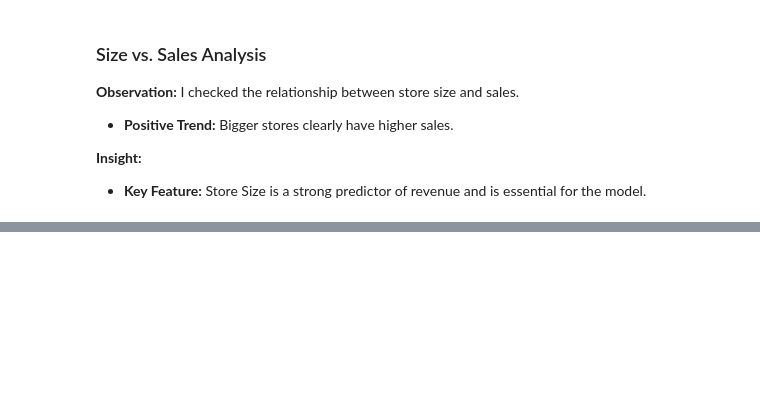
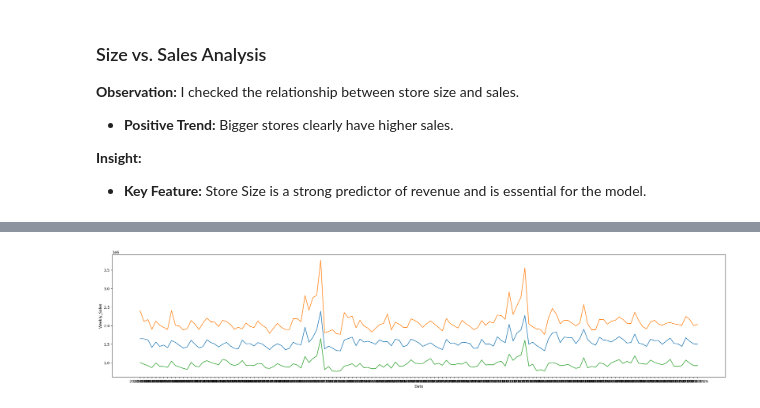
Before and after one commit to Ryo-11GRX/python-automation-lab, a Jupyter notebook: python-automation-lab/01_walmart_sales_analysis/analysis.ipynb, the cells around one changed output, grey strips where cells are left out. Cells and saved outputs as stored; diff of their text form; code cells hidden in the pictures; blank space fills up the shorter version.

```diff
--- a/python-automation-lab/01_walmart_sales_analysis/analysis.ipynb
+++ b/python-automation-lab/01_walmart_sales_analysis/analysis.ipynb
@@ -101,0 +117,9 @@ plt.show()
+# %%
+plt.figure(figsize=(30, 6))
+df_temp = df_train.groupby(["Date", "Store"]).sum(numeric_only=True).reset_index()
+sns.lineplot(x="Date", y="Weekly_Sales", data=df_temp[df_temp["Store"]==1])
+sns.lineplot(x="Date", y="Weekly_Sales", data=df_temp[df_temp["Store"]==20])
+sns.lineplot(x="Date", y="Weekly_Sales", data=df_temp[df_temp["Store"]==40])
+plt.show()
+# %% [output]
+[figure, added]
```
Also changed, not shown: parts of 5 cells of this notebook.
